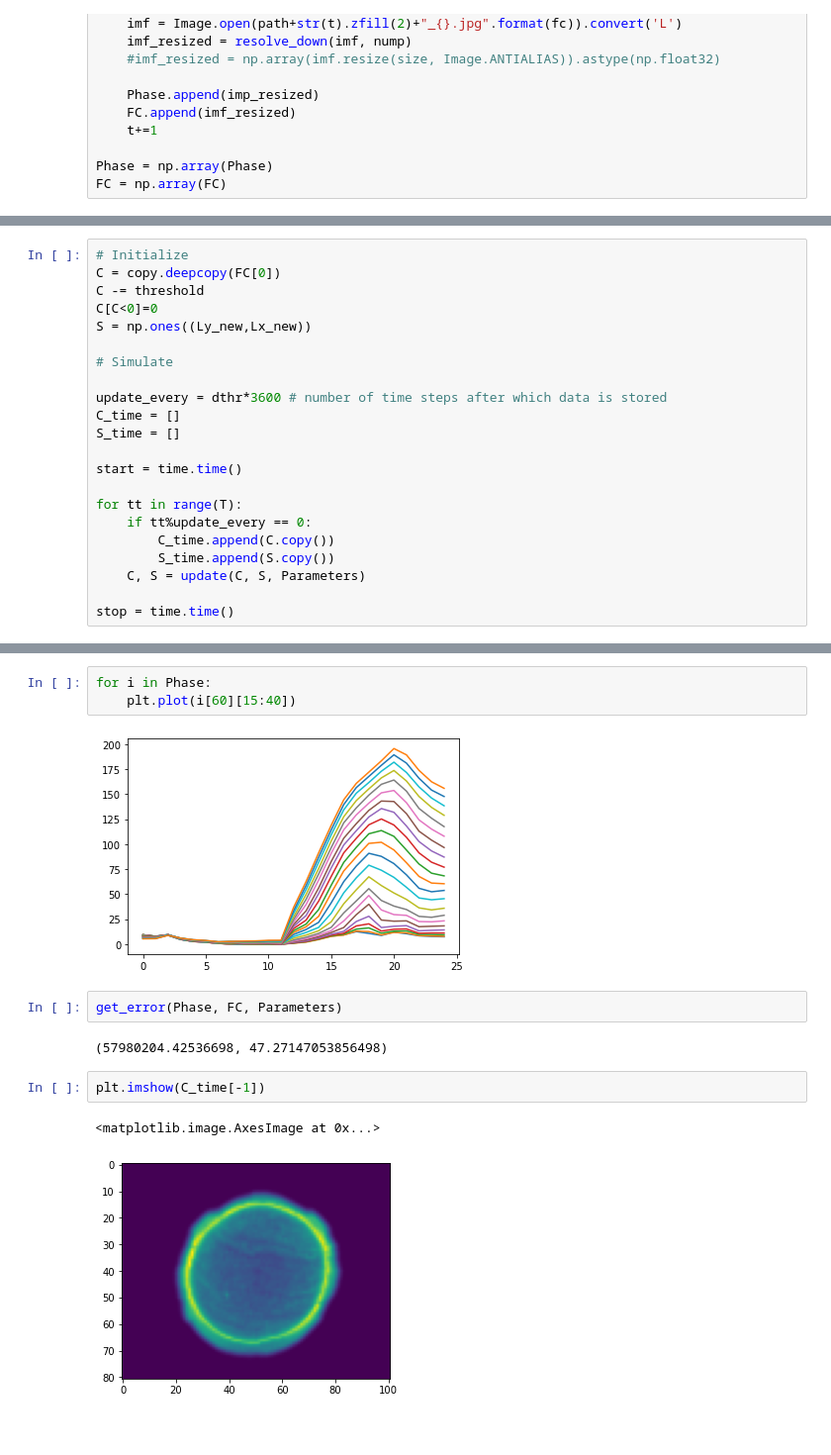
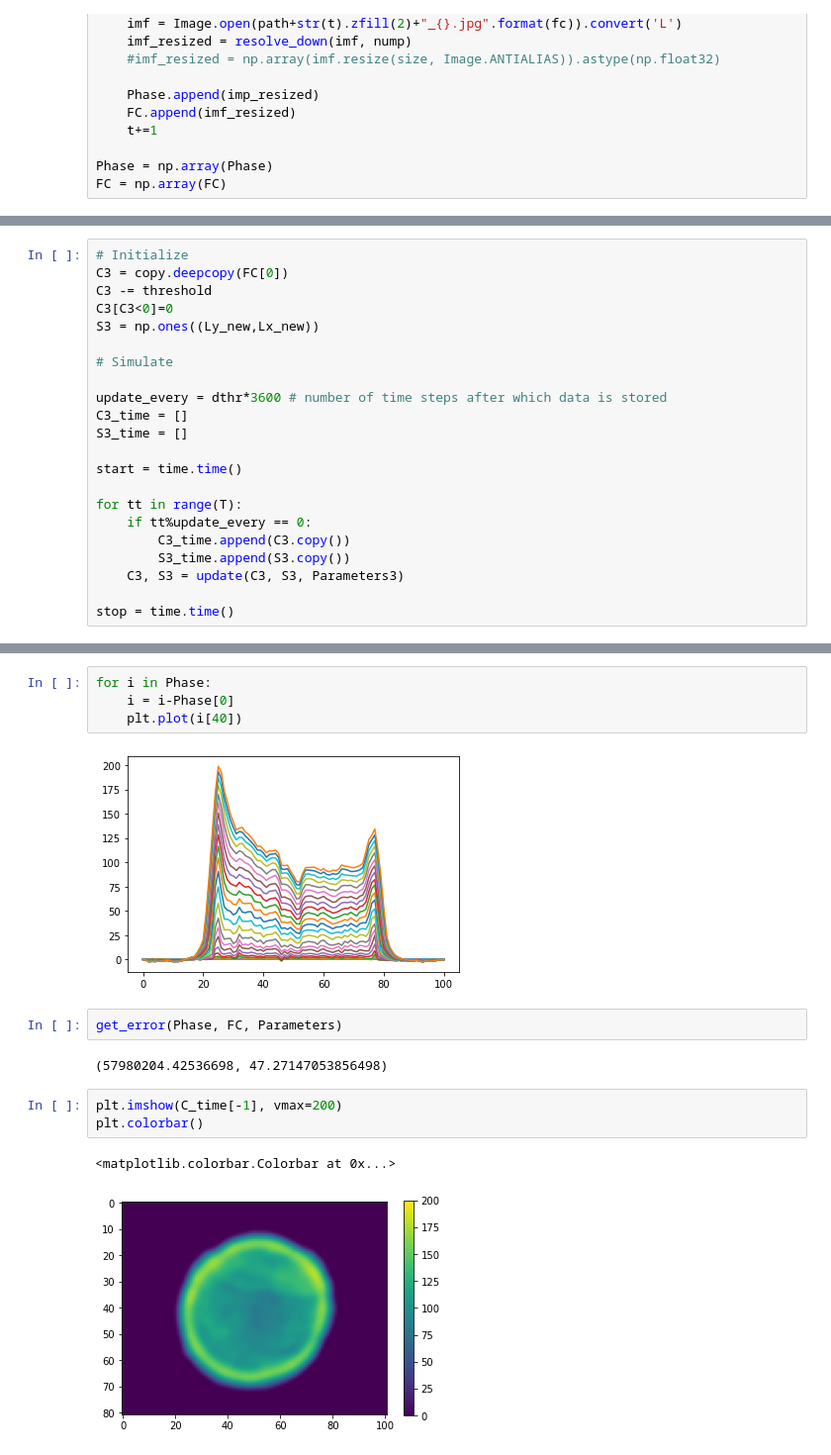
Before and after one commit to sultannazir/MS_codes, a Jupyter notebook: MS_codes/Monoculture/optimization.ipynb, the cells around one changed output, grey strips where cells are left out. Shown at 99% size. Cells and saved outputs as stored; diff of their text form.

```diff
--- a/MS_codes/Monoculture/optimization.ipynb
+++ b/MS_codes/Monoculture/optimization.ipynb
@@ -315,23 +516,23 @@ plt.plot(Temps)
 # %%
 # Initialize
-C = copy.deepcopy(FC[0])
-C -= threshold
-C[C<0]=0
-S = np.ones((Ly_new,Lx_new))
+C3 = copy.deepcopy(FC[0])
+C3 -= threshold
+C3[C3<0]=0
+S3 = np.ones((Ly_new,Lx_new))
 
 # Simulate
 
 update_every = dthr*3600 # number of time steps after which data is stored
-C_time = []
-S_time = []
+C3_time = []
+S3_time = []
 
 start = time.time()
 
 for tt in range(T):
     if tt%update_every == 0:
-        C_time.append(C.copy())
-        S_time.append(S.copy())
-    C, S = update(C, S, Parameters)
+        C3_time.append(C3.copy())
+        S3_time.append(S3.copy())
+    C3, S3 = update(C3, S3, Parameters3)
 
 stop = time.time()
 # %%
@@ -340,16 +550,18 @@ for i in C_time:
 # %%
 for i in Phase:
-    plt.plot(i[60][15:40])
+    i = i-Phase[0]
+    plt.plot(i[40])
 # %% [output]
-[figure, old version]
+[figure, new version]
 # %%
 get_error(Phase, FC, Parameters)
 # %% [output]
 (57980204.42536698, 47.27147053856498)
 # %%
-plt.imshow(C_time[-1])
+plt.imshow(C_time[-1], vmax=200)
+plt.colorbar()
 # %% [output]
-<matplotlib.image.AxesImage at 0x...>
+<matplotlib.colorbar.Colorbar at 0x...>
-[figure, old version]
+[figure, new version]
 # %%
 plt.imshow(Phase[-1])
```
Also changed, not shown: parts of 44 cells of this notebook, 1 other file.
